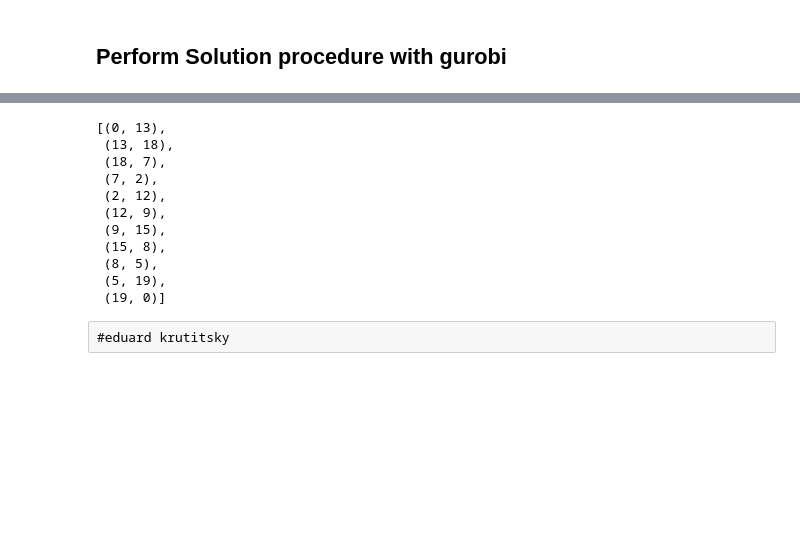
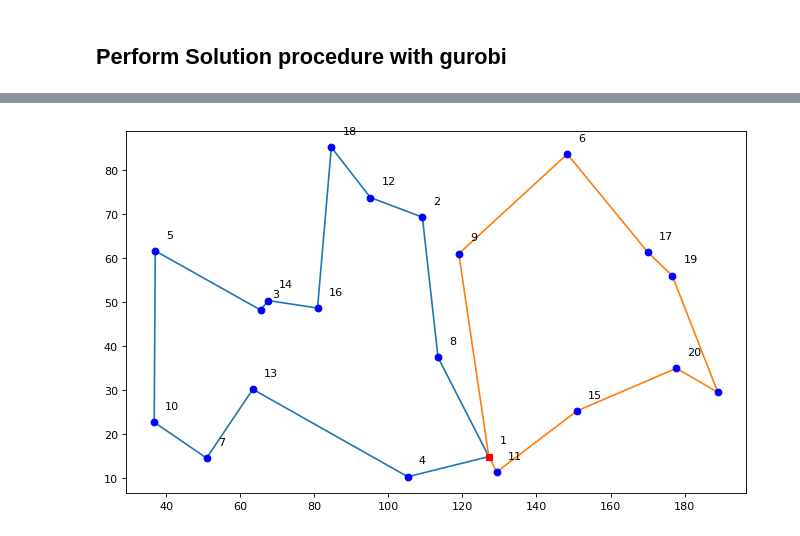
Before and after one commit to EduKru/An-Optimization-Portfolio-Decision-Science, a Jupyter notebook: VRP/VRP-gurobi.ipynb, the cells around one changed output, grey strips where cells are left out. Drawn from its saved outputs; the diff is of its cells as text; code cells hidden in the pictures; blank space fills up the shorter version.

Commit message:
vrp colorful routes

```diff
--- a/VRP/VRP-gurobi.ipynb
+++ b/VRP/VRP-gurobi.ipynb
@@ -89,12 +89,2 @@ Best objective 6.904403663647e+02, best bound 5.884535296376e+02, gap 14.7713%
 # %%
 active_arcs = [a for a in A if x[a].x > 0.99]
-# %%
-plt.figure(figsize=(10, 6), dpi=80)
-for i,j in active_arcs:
-    plt.plot([xc[i], xc[j]], [yc[i], yc[j]], c='g', zorder=0)
-
-plt.plot(xc[0], yc[0], c='r', marker='s')
-plt.scatter(xc[1:], yc[1:], c='b')
-
-for i, txt in enumerate(q):
-    plt.annotate(txt, (xc[i]+3, yc[i]+3))
@@ -182,16 +122,15 @@ for i in range(0,3):
-# %%
-res[0]
-# %% [output]
-[(0, 13),
- (13, 18),
- (18, 7),
- (7, 2),
- (2, 12),
- (12, 9),
- (9, 15),
- (15, 8),
- (8, 5),
- (5, 19),
- (19, 0)]
-# %% [raw]
-#eduard krutitsky
+# %%
+color = ['tab:blue','tab:orange','tab:green','tab:red','tab:purple','tab:brown','tab:pink','tab:gray','tab:olive','tab:cyan']
+
+plt.figure(figsize=(10, 6), dpi=80)
+for idx, route in enumerate(routes):
+    for i,j in route:
+        plt.plot([xc[i], xc[j]], [yc[i], yc[j]], c=f'{color[idx]}', zorder=0)
+
+plt.plot(xc[0], yc[0], c='r', marker='s')
+plt.scatter(xc[1:], yc[1:], c='b')
+
+for i, txt in enumerate(q):
+    plt.annotate(txt, (xc[i]+3, yc[i]+3))
+# %% [output]
+[figure, added]
```
Also changed, not shown: parts of 7 cells of this notebook.
